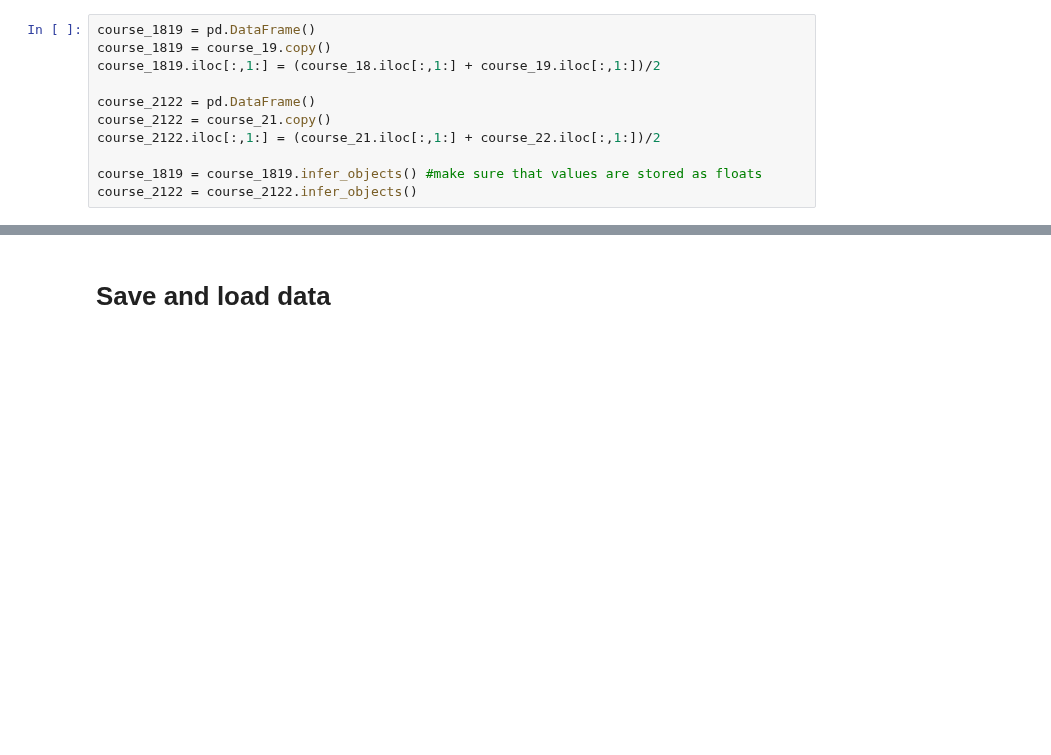
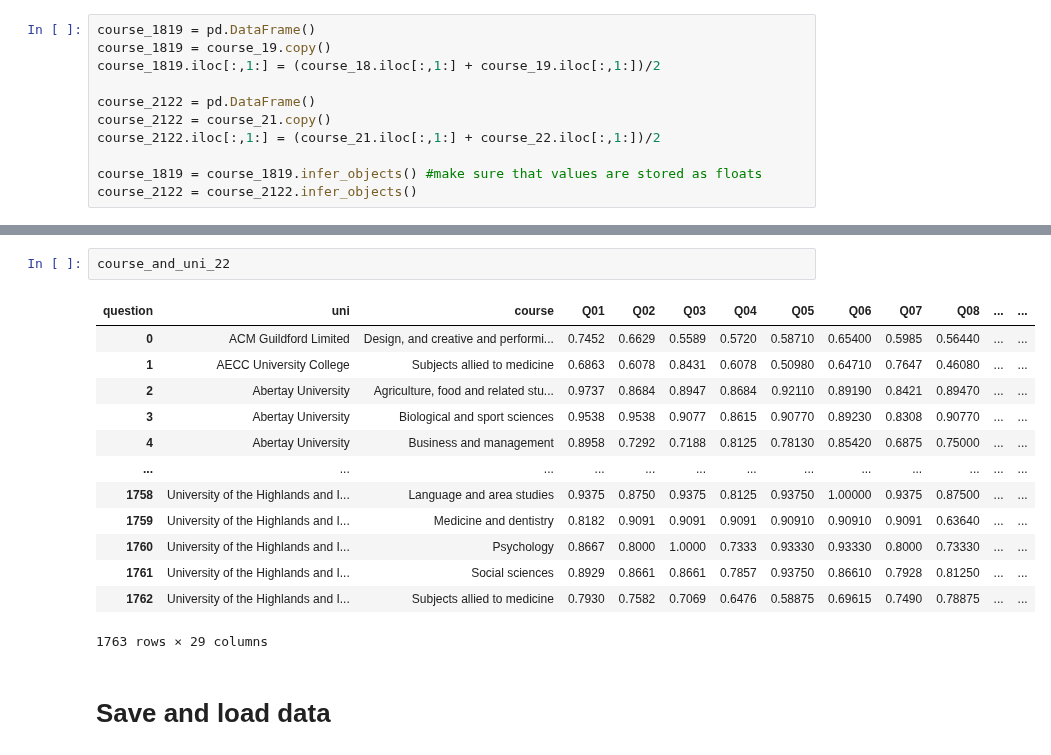
Before and after one commit to szelesaron/dissertation-code, a Jupyter notebook: cleaning.ipynb, the cells around one changed output, grey strips where cells are left out. Cells and saved outputs as stored; diff of their text form; blank space fills up the shorter version.

```diff
--- a/cleaning.ipynb
+++ b/cleaning.ipynb
@@ -215,3 +297,19 @@ course_2122 = course_2122.infer_objects()
+# %%
+course_and_uni_22
+# %% [output]
+| question | uni | course | Q01 | Q02 | Q03 | Q04 | Q05 | Q06 | Q07 | Q08 | ... | ... |
+| 0 | ACM Guildford Limited | Design, and creative and performi... | 0.7452 | 0.6629 | 0.5589 | 0.5720 | 0.58710 | 0.65400 | 0.5985 | 0.56440 | ... | ... |
+| 1 | AECC University College | Subjects allied to medicine | 0.6863 | 0.6078 | 0.8431 | 0.6078 | 0.50980 | 0.64710 | 0.7647 | 0.46080 | ... | ... |
+| 2 | Abertay University | Agriculture, food and related stu... | 0.9737 | 0.8684 | 0.8947 | 0.8684 | 0.92110 | 0.89190 | 0.8421 | 0.89470 | ... | ... |
+| 3 | Abertay University | Biological and sport sciences | 0.9538 | 0.9538 | 0.9077 | 0.8615 | 0.90770 | 0.89230 | 0.8308 | 0.90770 | ... | ... |
+| 4 | Abertay University | Business and management | 0.8958 | 0.7292 | 0.7188 | 0.8125 | 0.78130 | 0.85420 | 0.6875 | 0.75000 | ... | ... |
+| ... | ... | ... | ... | ... | ... | ... | ... | ... | ... | ... | ... | ... |
+| 1758 | University of the Highlands and I... | Language and area studies | 0.9375 | 0.8750 | 0.9375 | 0.8125 | 0.93750 | 1.00000 | 0.9375 | 0.87500 | ... | ... |
+| 1759 | University of the Highlands and I... | Medicine and dentistry | 0.8182 | 0.9091 | 0.9091 | 0.9091 | 0.90910 | 0.90910 | 0.9091 | 0.63640 | ... | ... |
+| 1760 | University of the Highlands and I... | Psychology | 0.8667 | 0.8000 | 1.0000 | 0.7333 | 0.93330 | 0.93330 | 0.8000 | 0.73330 | ... | ... |
+| 1761 | University of the Highlands and I... | Social sciences | 0.8929 | 0.8661 | 0.8661 | 0.7857 | 0.93750 | 0.86610 | 0.7928 | 0.81250 | ... | ... |
+| 1762 | University of the Highlands and I... | Subjects allied to medicine | 0.7930 | 0.7582 | 0.7069 | 0.6476 | 0.58875 | 0.69615 | 0.7490 | 0.78875 | ... | ... |
+1763 rows × 29 columns
 # %% [markdown]
 # Save and load data
 # %%
```
Also changed, not shown: parts of 8 cells of this notebook.
